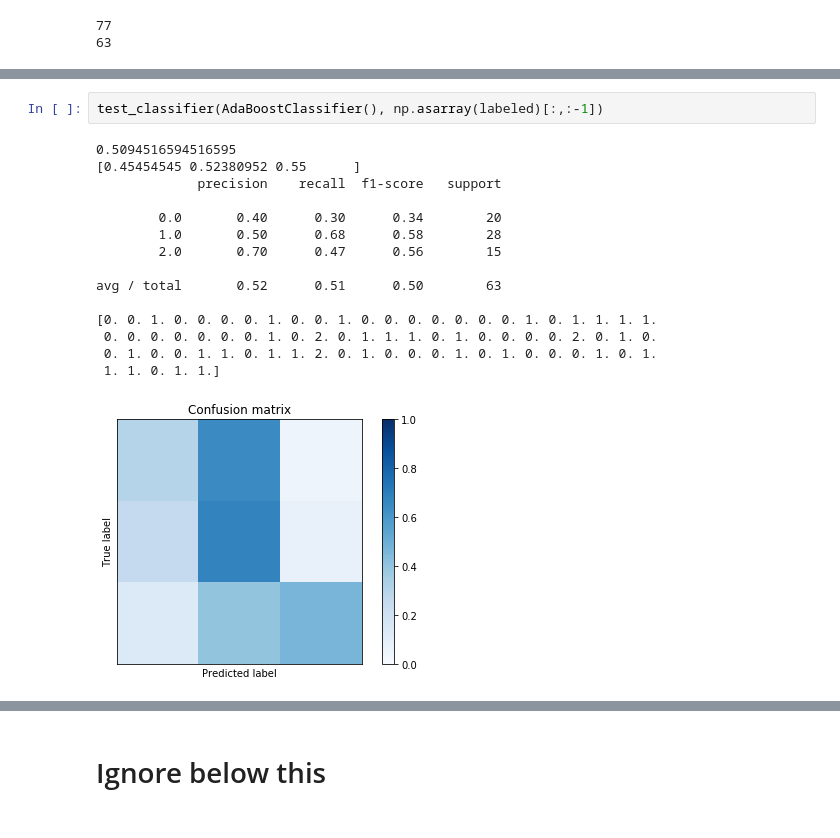
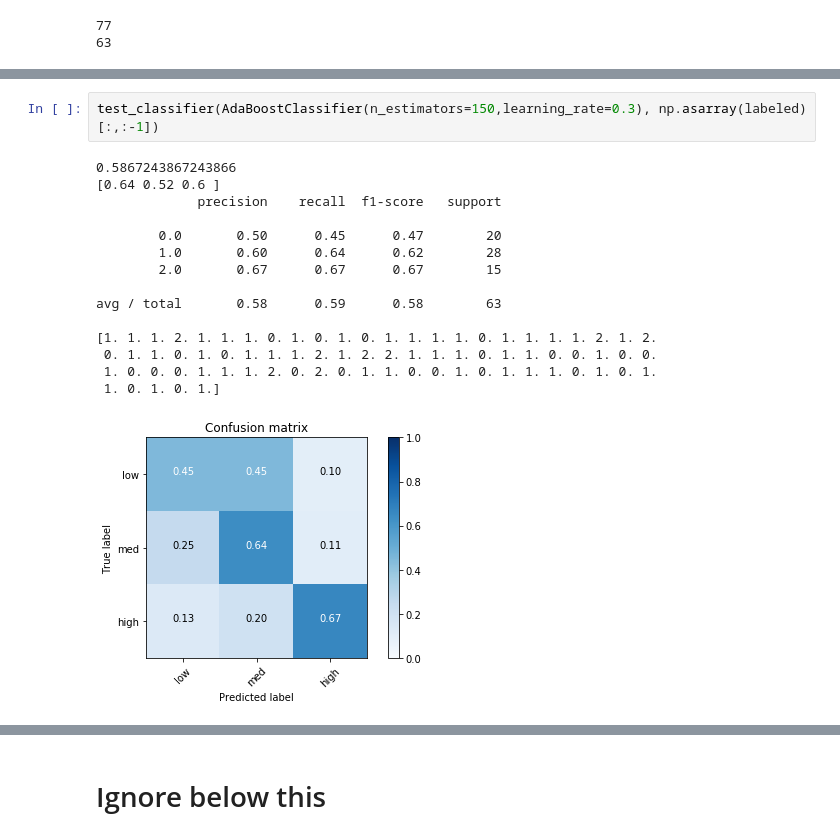
Before and after one commit to pray9/rabies-risk, a Jupyter notebook: Rabies_Risk_Prioritization.ipynb, the cells around one changed output, grey strips where cells are left out. Cells and saved outputs as stored; diff of their text form.

```diff
--- a/Rabies_Risk_Prioritization.ipynb
+++ b/Rabies_Risk_Prioritization.ipynb
@@ -218,21 +214,21 @@ avg / total       0.53      0.56      0.51        63
 # %%
-test_classifier(AdaBoostClassifier(), np.asarray(labeled)[:,:-1])
+test_classifier(AdaBoostClassifier(n_estimators=150,learning_rate=0.3), np.asarray(labeled)[:,:-1])
 # %% [output]
-0.5094516594516595
-[0.45454545 0.52380952 0.55      ]
+0.5867243867243866
+[0.64 0.52 0.6 ]
              precision    recall  f1-score   support
 
-        0.0       0.40      0.30      0.34        20
-        1.0       0.50      0.68      0.58        28
-        2.0       0.70      0.47      0.56        15
+        0.0       0.50      0.45      0.47        20
+        1.0       0.60      0.64      0.62        28
+        2.0       0.67      0.67      0.67        15
 
-avg / total       0.52      0.51      0.50        63
+avg / total       0.58      0.59      0.58        63
 
-[0. 0. 1. 0. 0. 0. 0. 1. 0. 0. 1. 0. 0. 0. 0. 0. 0. 0. 1. 0. 1. 1. 1. 1.
- 0. 0. 0. 0. 0. 0. 0. 1. 0. 2. 0. 1. 1. 1. 0. 1. 0. 0. 0. 0. 2. 0. 1. 0.
- 0. 1. 0. 0. 1. 1. 0. 1. 1. 2. 0. 1. 0. 0. 0. 1. 0. 1. 0. 0. 0. 1. 0. 1.
- 1. 1. 0. 1. 1.]
+[1. 1. 1. 2. 1. 1. 1. 0. 1. 0. 1. 0. 1. 1. 1. 1. 0. 1. 1. 1. 1. 2. 1. 2.
+ 0. 1. 1. 0. 1. 0. 1. 1. 1. 2. 1. 2. 2. 1. 1. 1. 0. 1. 1. 0. 0. 1. 0. 0.
+ 1. 0. 0. 0. 1. 1. 1. 2. 0. 2. 0. 1. 1. 0. 0. 1. 0. 1. 1. 1. 0. 1. 0. 1.
+ 1. 0. 1. 0. 1.]
-[figure, old version]
+[figure, new version]
 # %%
 test_classifier(DecisionTreeClassifier(), np.asarray(labeled)[:,:-1])
 # %% [output]
```
Also changed, not shown: parts of 9 cells of this notebook.
